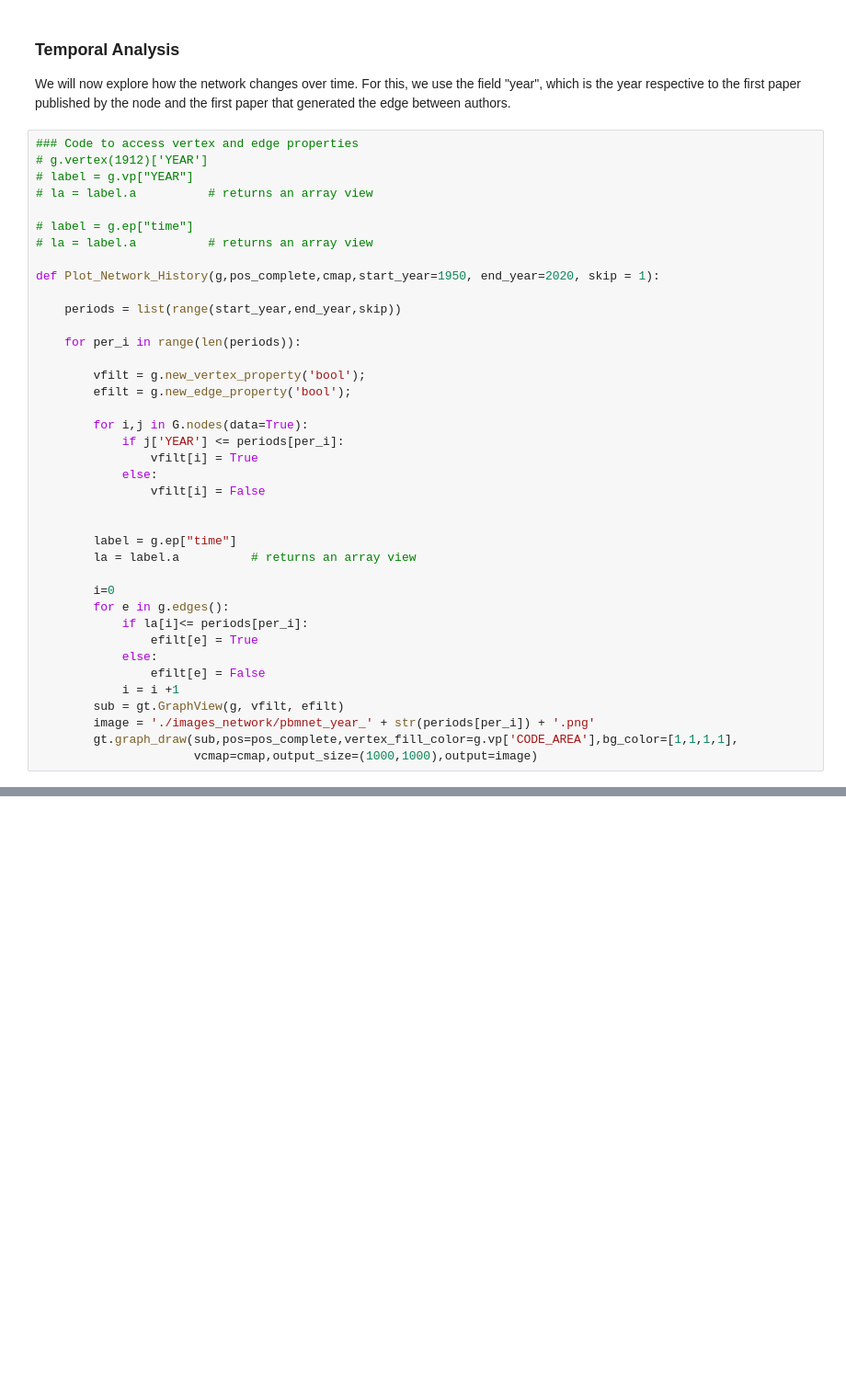
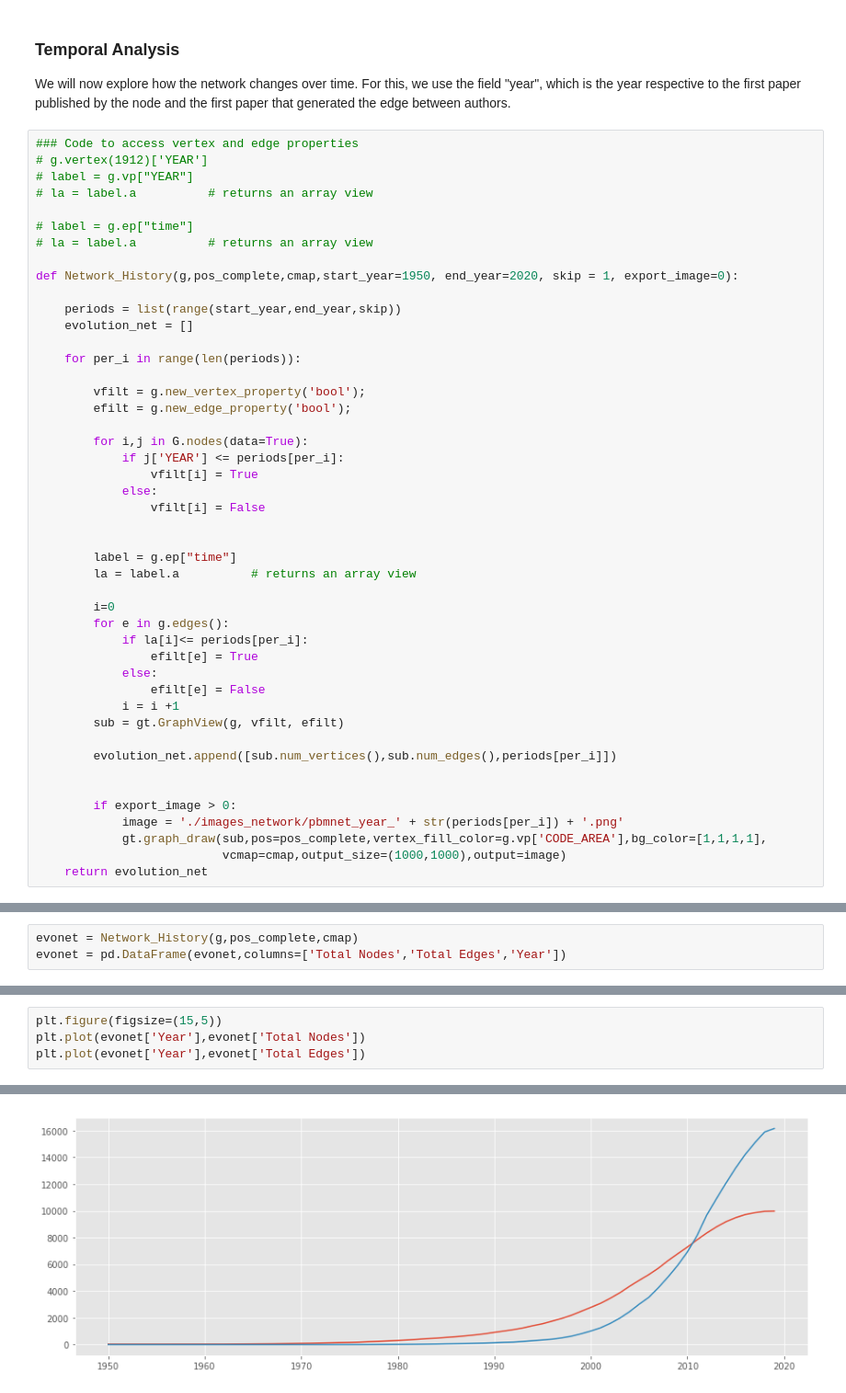
Before and after one commit to davibarreira/PBMNet, a Jupyter notebook: Create_Network.ipynb, the cells around one changed output, grey strips where cells are left out. Shown at 92% size. Saved outputs shown, nothing was run; the diff lists cells and outputs as text; blank space fills up the shorter version.

```diff
--- a/Create_Network.ipynb
+++ b/Create_Network.ipynb
@@ -672,9 +698,10 @@ edge between authors.
 # label = g.ep["time"]
 # la = label.a          # returns an array view
 
-def Plot_Network_History(g,pos_complete,cmap,start_year=1950, end_year=2020, skip = 1):
+def Network_History(g,pos_complete,cmap,start_year=1950, end_year=2020, skip = 1, export_image=0):
 
     periods = list(range(start_year,end_year,skip))
+    evolution_net = []
 
     for per_i in range(len(periods)):
 
@@ -699,6 +726,12 @@ def Plot_Network_History(g,pos_complete,cmap,start_year=1950, end_year=2020, ski
                 efilt[e] = False
             i = i +1
         sub = gt.GraphView(g, vfilt, efilt)
-        image = './images_network/pbmnet_year_' + str(periods[per_i]) + '.png'
-        gt.graph_draw(sub,pos=pos_complete,vertex_fill_color=g.vp['CODE_AREA'],bg_color=[1,1,1,1],
-                      vcmap=cmap,output_size=(1000,1000),output=image)
+
+        evolution_net.append([sub.num_vertices(),sub.num_edges(),periods[per_i]])
+
+
+        if export_image > 0:
+            image = './images_network/pbmnet_year_' + str(periods[per_i]) + '.png'
+            gt.graph_draw(sub,pos=pos_complete,vertex_fill_color=g.vp['CODE_AREA'],bg_color=[1,1,1,1],
+                          vcmap=cmap,output_size=(1000,1000),output=image)
+    return evolution_net
@@ -706,0 +738,3 @@ Plot_Network_History(g,pos_complete,cmap)
+# %%
+evonet = Network_History(g,pos_complete,cmap)
+evonet = pd.DataFrame(evonet,columns=['Total Nodes','Total Edges','Year'])
@@ -706,0 +743,5 @@ Plot_Network_History(g,pos_complete,cmap)
+# %%
+plt.figure(figsize=(15,5))
+plt.plot(evonet['Year'],evonet['Total Nodes'])
+plt.plot(evonet['Year'],evonet['Total Edges'])
+# %% [output]
@@ -706,0 +749 @@ Plot_Network_History(g,pos_complete,cmap)
+[figure, added]
```
Also changed, not shown: parts of 18 cells of this notebook.
